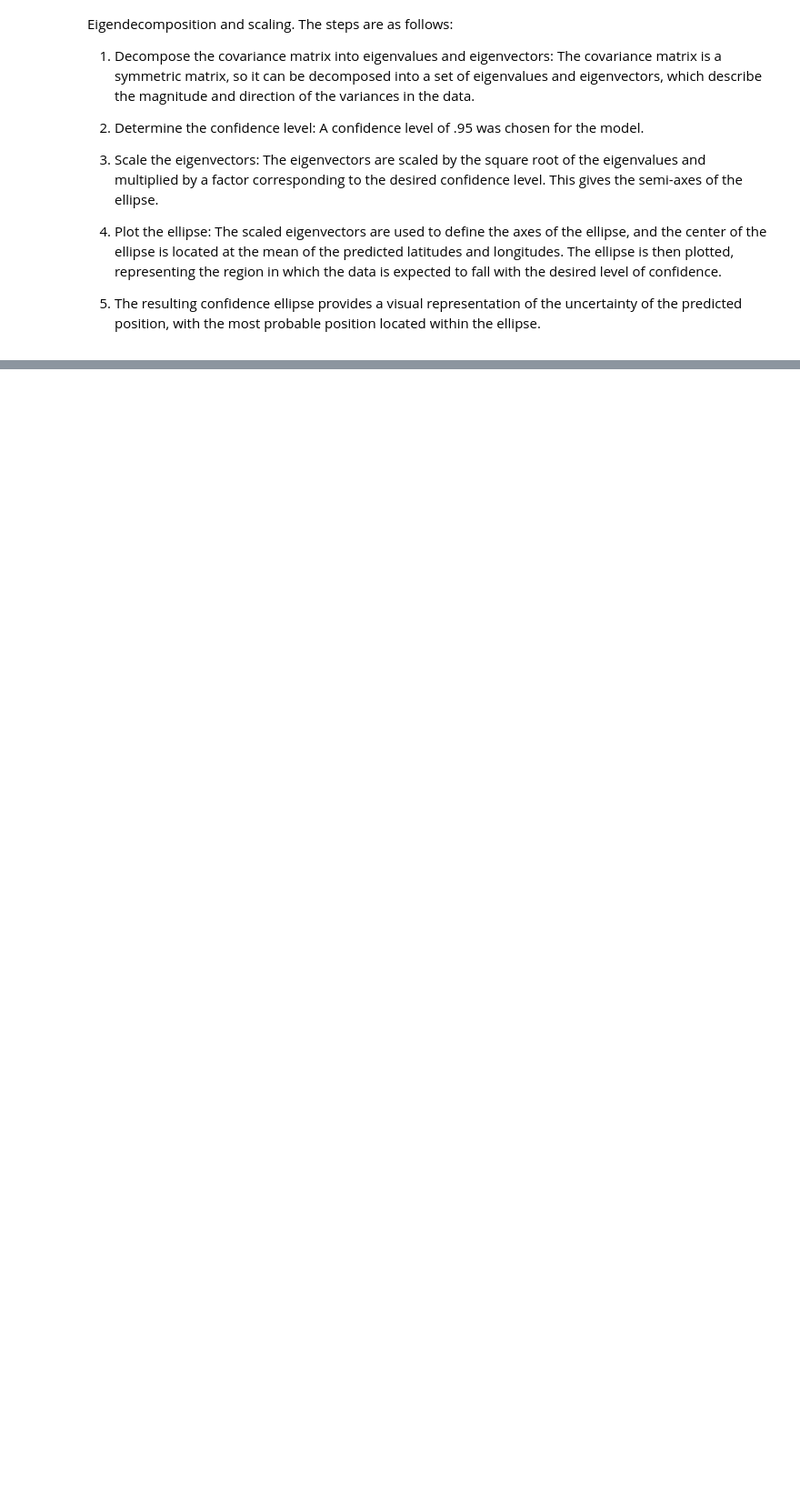
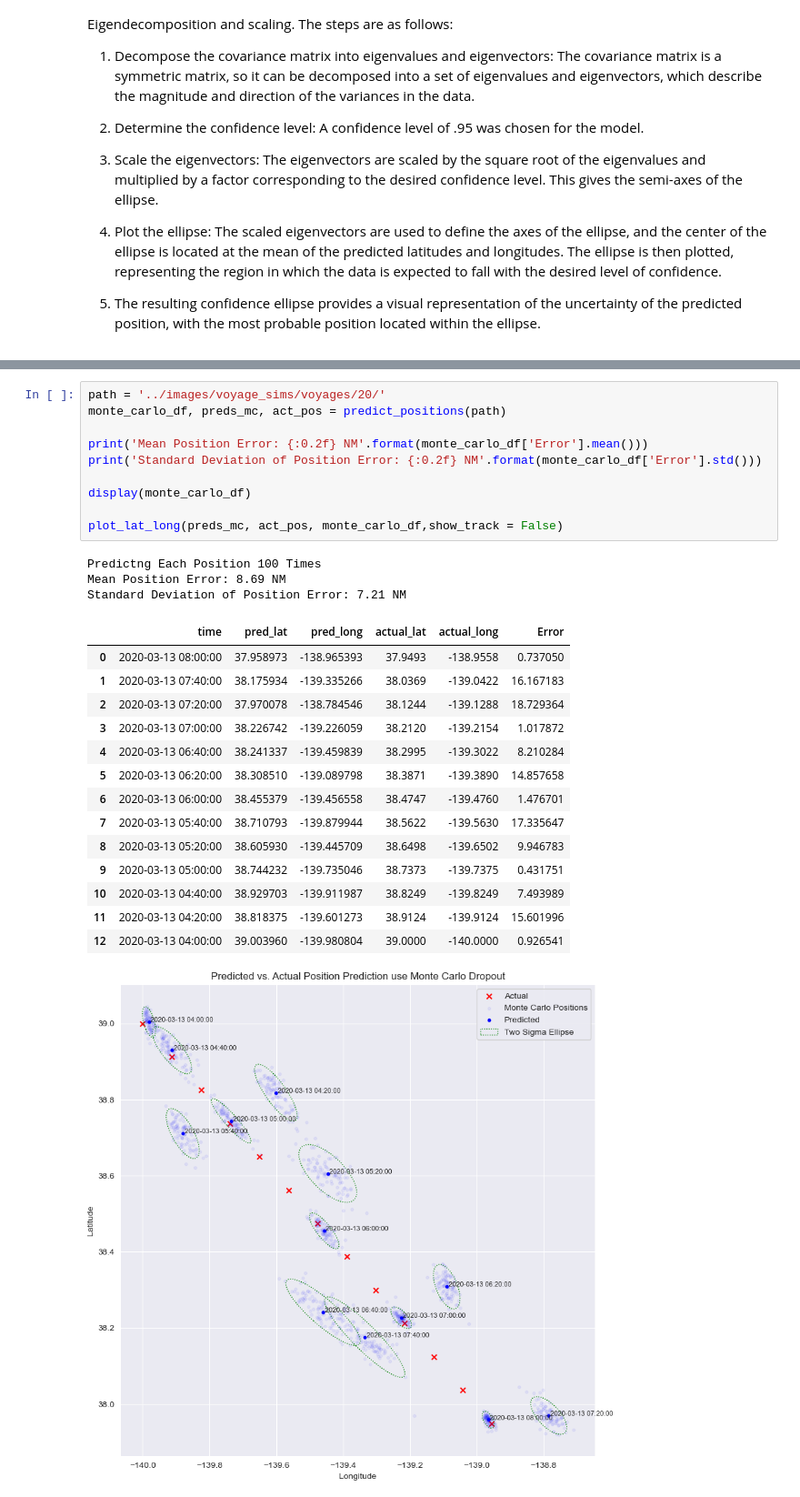
Before and after one commit to AlexSpradling/Deep-Learning-Celestial-Navigation, a Jupyter notebook: code/modeling_notebook.ipynb, the cells around one changed output, grey strips where cells are left out. Shown at 91% size. Saved outputs shown, nothing was run; the diff lists cells and outputs as text; blank space fills up the shorter version.

```diff
--- a/code/modeling_notebook.ipynb
+++ b/code/modeling_notebook.ipynb
@@ -480,0 +404,29 @@ The production model predicts a position by iterating over an image of the sky 1
+# %%
+path = '../images/voyage_sims/voyages/20/'
+monte_carlo_df, preds_mc, act_pos = predict_positions(path)
+
+print('Mean Position Error: {:0.2f} NM'.format(monte_carlo_df['Error'].mean()))
+print('Standard Deviation of Position Error: {:0.2f} NM'.format(monte_carlo_df['Error'].std()))
+
+display(monte_carlo_df)
+
+plot_lat_long(preds_mc, act_pos, monte_carlo_df,show_track = False)
+# %% [output]
+Predictng Each Position 100 Times
+Mean Position Error: 8.69 NM
+Standard Deviation of Position Error: 7.21 NM
+|  | time | pred_lat | pred_long | actual_lat | actual_long | Error |
+| 0 | 2020-03-13 08:00:00 | 37.958973 | -138.965393 | 37.9493 | -138.9558 | 0.737050 |
+| 1 | 2020-03-13 07:40:00 | 38.175934 | -139.335266 | 38.0369 | -139.0422 | 16.167183 |
+| 2 | 2020-03-13 07:20:00 | 37.970078 | -138.784546 | 38.1244 | -139.1288 | 18.729364 |
+| 3 | 2020-03-13 07:00:00 | 38.226742 | -139.226059 | 38.2120 | -139.2154 | 1.017872 |
+| 4 | 2020-03-13 06:40:00 | 38.241337 | -139.459839 | 38.2995 | -139.3022 | 8.210284 |
+| 5 | 2020-03-13 06:20:00 | 38.308510 | -139.089798 | 38.3871 | -139.3890 | 14.857658 |
+| 6 | 2020-03-13 06:00:00 | 38.455379 | -139.456558 | 38.4747 | -139.4760 | 1.476701 |
+| 7 | 2020-03-13 05:40:00 | 38.710793 | -139.879944 | 38.5622 | -139.5630 | 17.335647 |
+| 8 | 2020-03-13 05:20:00 | 38.605930 | -139.445709 | 38.6498 | -139.6502 | 9.946783 |
+| 9 | 2020-03-13 05:00:00 | 38.744232 | -139.735046 | 38.7373 | -139.7375 | 0.431751 |
+| 10 | 2020-03-13 04:40:00 | 38.929703 | -139.911987 | 38.8249 | -139.8249 | 7.493989 |
+| 11 | 2020-03-13 04:20:00 | 38.818375 | -139.601273 | 38.9124 | -139.9124 | 15.601996 |
+| 12 | 2020-03-13 04:00:00 | 39.003960 | -139.980804 | 39.0000 | -140.0000 | 0.926541 |
+[figure, added]
```
Also changed, not shown: parts of 18 cells of this notebook.
